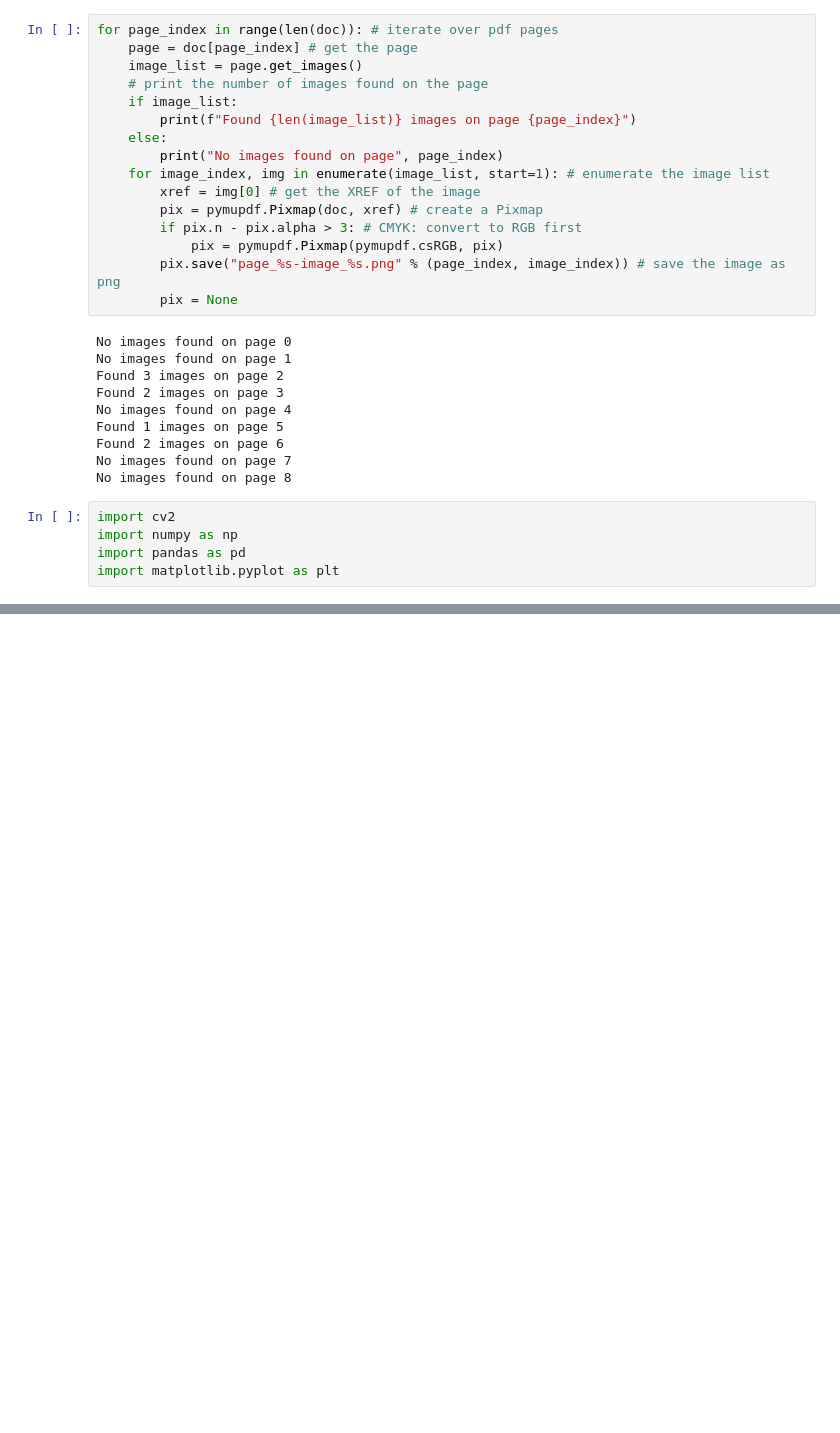
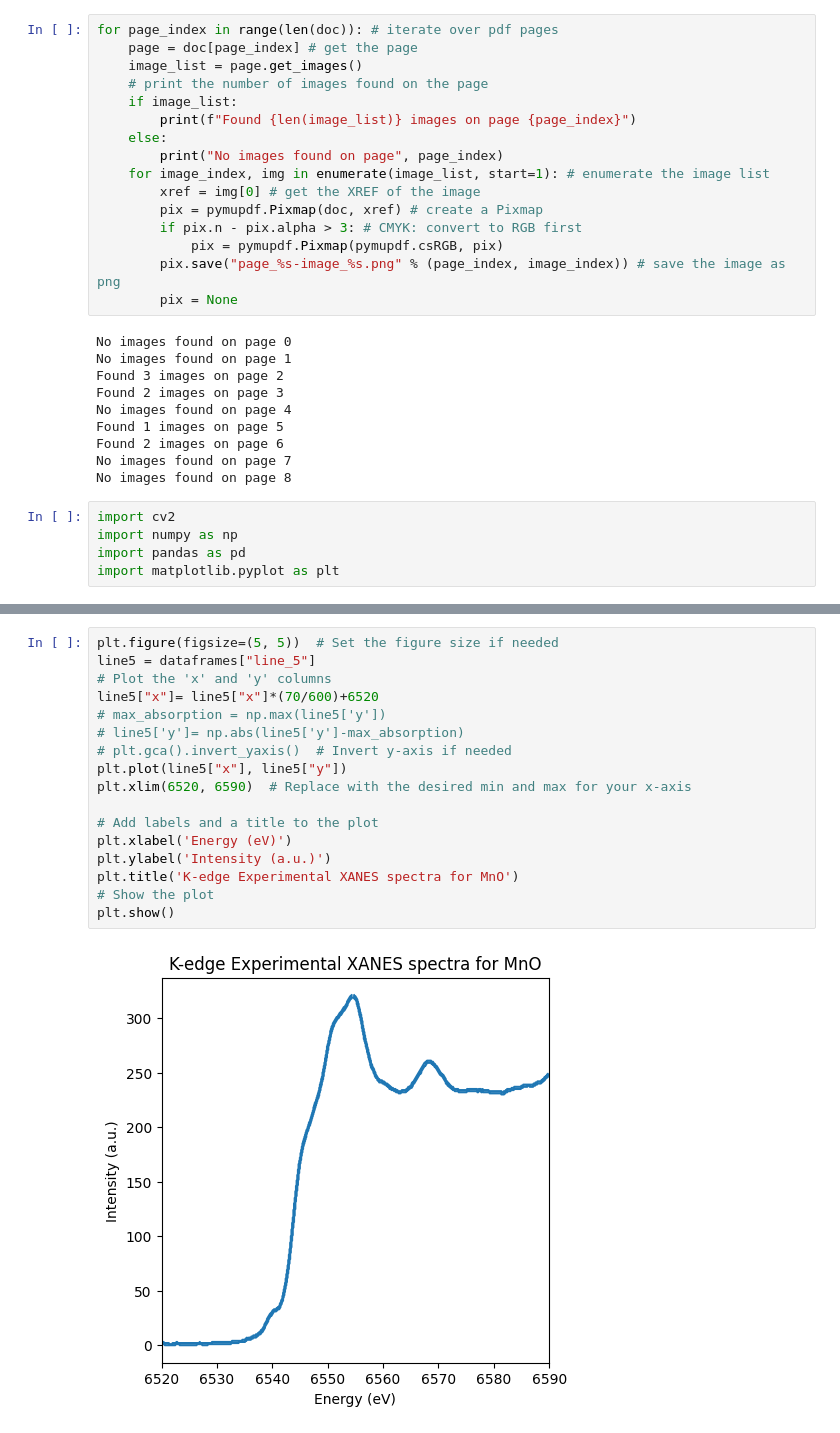
Before and after one commit to Lungelodlm/chemeng, a Jupyter notebook: Summary.ipynb, the cells around one changed output, grey strips where cells are left out. Saved outputs shown, nothing was run; the diff lists cells and outputs as text; blank space fills up the shorter version.

```diff
--- a/Summary.ipynb
+++ b/Summary.ipynb
@@ -127,0 +158,19 @@ Contours found: 7
+# %%
+plt.figure(figsize=(5, 5))  # Set the figure size if needed
+line5 = dataframes["line_5"]
+# Plot the 'x' and 'y' columns
+line5["x"]= line5["x"]*(70/600)+6520
+# max_absorption = np.max(line5['y'])
+# line5['y']= np.abs(line5['y']-max_absorption)
+# plt.gca().invert_yaxis()  # Invert y-axis if needed
+plt.plot(line5["x"], line5["y"])
+plt.xlim(6520, 6590)  # Replace with the desired min and max for your x-axis
+
+# Add labels and a title to the plot
+plt.xlabel('Energy (eV)')
+plt.ylabel('Intensity (a.u.)')
+plt.title('K-edge Experimental XANES spectra for MnO')
+# Show the plot
+plt.show()
+# %% [output]
+[figure, added]
```
Also changed, not shown: parts of 5 cells of this notebook.
